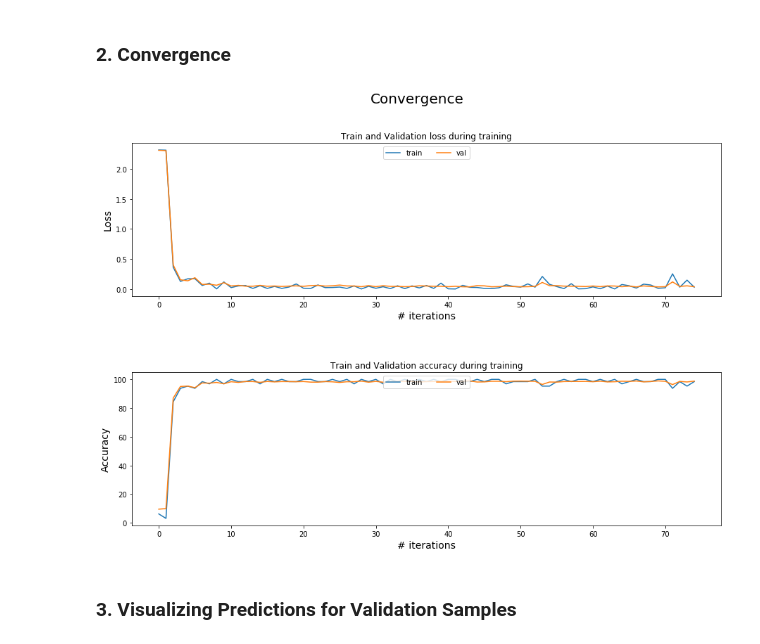
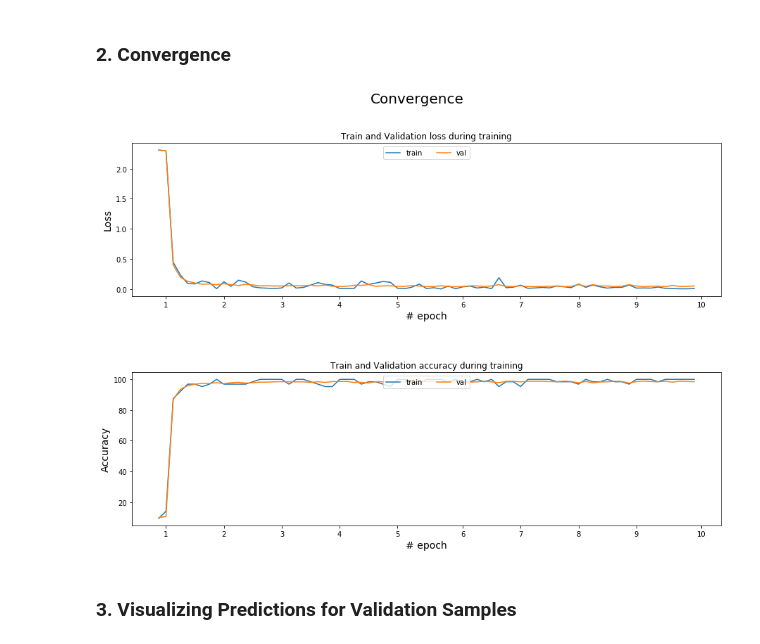
Before and after one commit to Toory465/IFT6135, a Jupyter notebook: Part2_PytorchConvNet/ConvNets_Pytorch.ipynb, the cells around one changed output. Saved outputs shown, nothing was run; the diff lists cells and outputs as text; code cells hidden in the pictures.

Commit message:
Changed convergence x-axis label to #epochs. Exported pdf of notebook.

```diff
--- a/Part2_PytorchConvNet/ConvNets_Pytorch.ipynb
+++ b/Part2_PytorchConvNet/ConvNets_Pytorch.ipynb
@@ -172,26 +172,28 @@ Test Accuracy: 98.81%
 # %%
 fig, axes = plt.subplots(2, 1)
 for i, measure in enumerate(['loss', 'acc']):
     loss_figures = {'train':train_history['train_'+measure+'_hist'],
                     'val':train_history['val_'+measure+'_hist']}
     ax = axes[i]
     for loss_name, loss_history in list(loss_figures.items()):
         ax.plot(loss_history, label = loss_name, rasterized=True)
-        ax.set_xlabel('# iterations', size=14)
+        ax.set_xlabel('# epoch', size=14)
         ax.legend(loc='upper center', ncol=2)
         if measure == 'loss':
             ax.set_ylabel('Loss', size=14)
         else:
             ax.set_ylabel('Accuracy', size=14)
+        ax.xaxis.set_ticks(np.linspace(1, len(loss_history), 10).astype(int))
+        ax.xaxis.set_ticklabels(np.linspace(1, 10, 10).astype(int))
 
 plt.gcf().set_size_inches(15, 10)
 plt.subplots_adjust(hspace=0.5)
 fig.suptitle('Convergence', size=20)
 axes[0].title.set_text('Train and Validation loss during training')
 axes[1].title.set_text('Train and Validation accuracy during training')
 plt.show()
 # %% [output]
-[figure, old version]
+[figure, new version]
 # %% [markdown]
 ### 3. Visualizing Predictions for Validation Samples
 # %%
```
Also changed, not shown: parts of 5 cells of this notebook, 7 other files.
